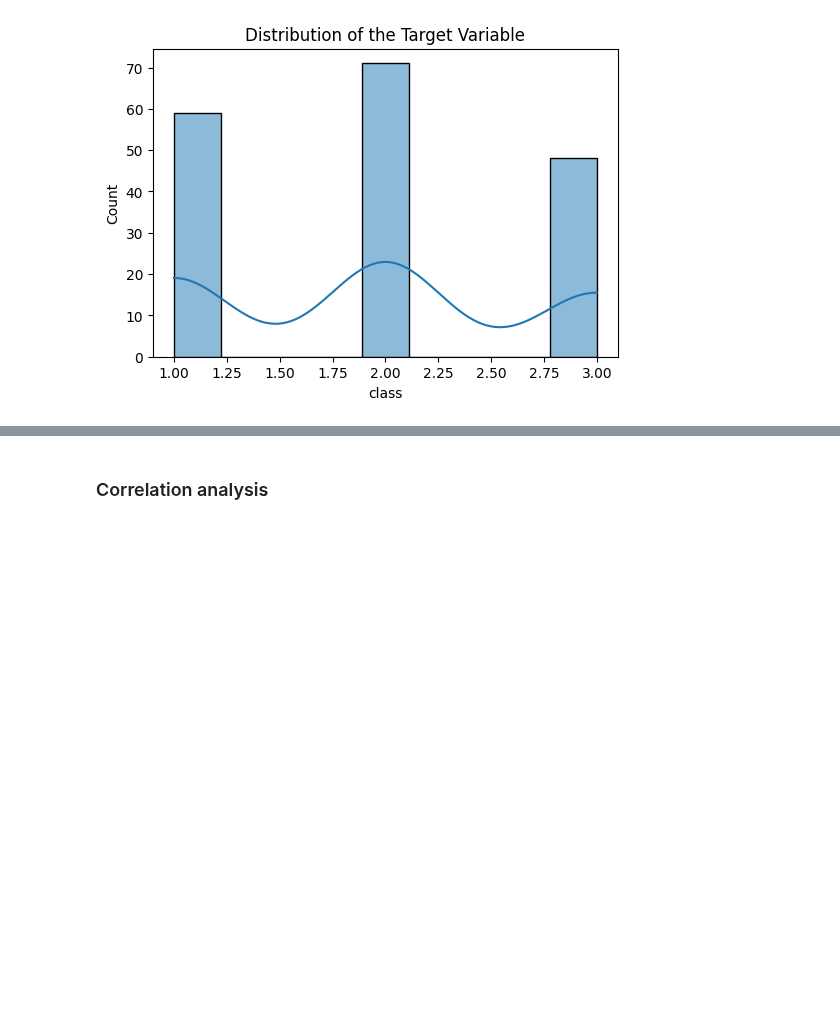
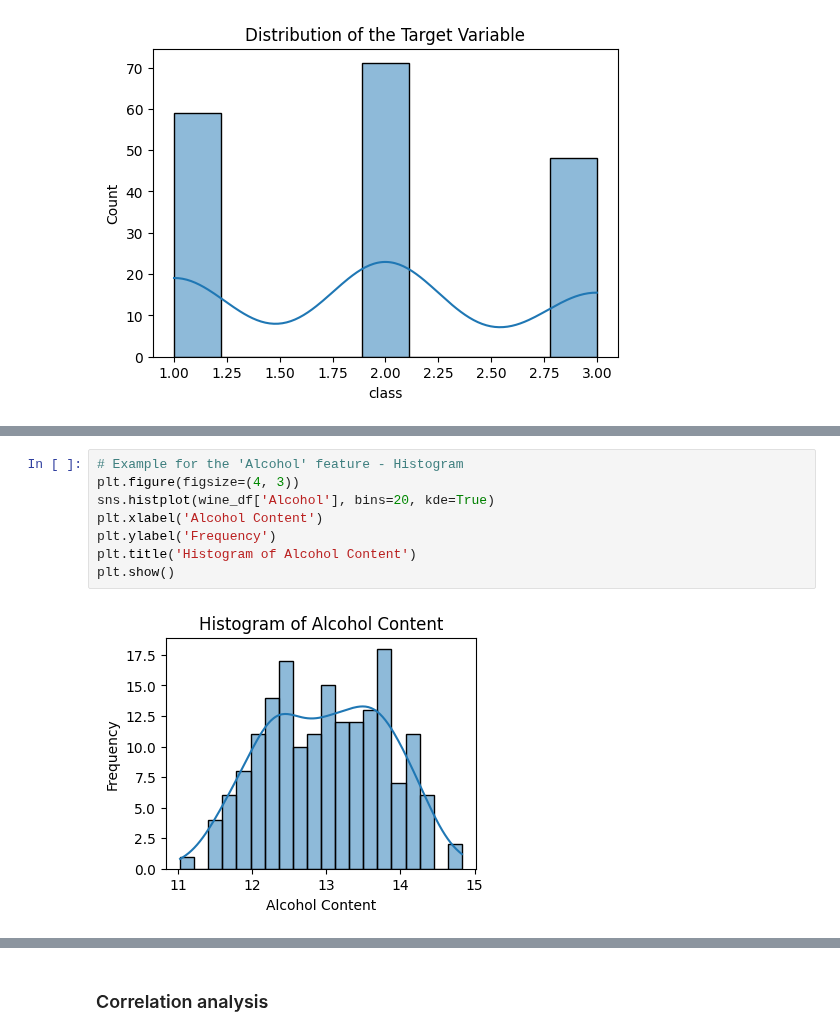
Before and after one commit to j-c-carr/Real-Estate-and-Wine-Quality-Prediction, a Jupyter notebook: data_analysis/wine_analysis.ipynb, the cells around one changed output, grey strips where cells are left out. Drawn from its saved outputs; the diff is of its cells as text; blank space fills up the shorter version.

```diff
--- a/data_analysis/wine_analysis.ipynb
+++ b/data_analysis/wine_analysis.ipynb
@@ -81,0 +112,10 @@ plt.show()
+# %%
+# Example for the 'Alcohol' feature - Histogram
+plt.figure(figsize=(4, 3))
+sns.histplot(wine_df['Alcohol'], bins=20, kde=True)
+plt.xlabel('Alcohol Content')
+plt.ylabel('Frequency')
+plt.title('Histogram of Alcohol Content')
+plt.show()
+# %% [output]
+[figure, added]
```
Also changed, not shown: parts of 6 cells of this notebook.
